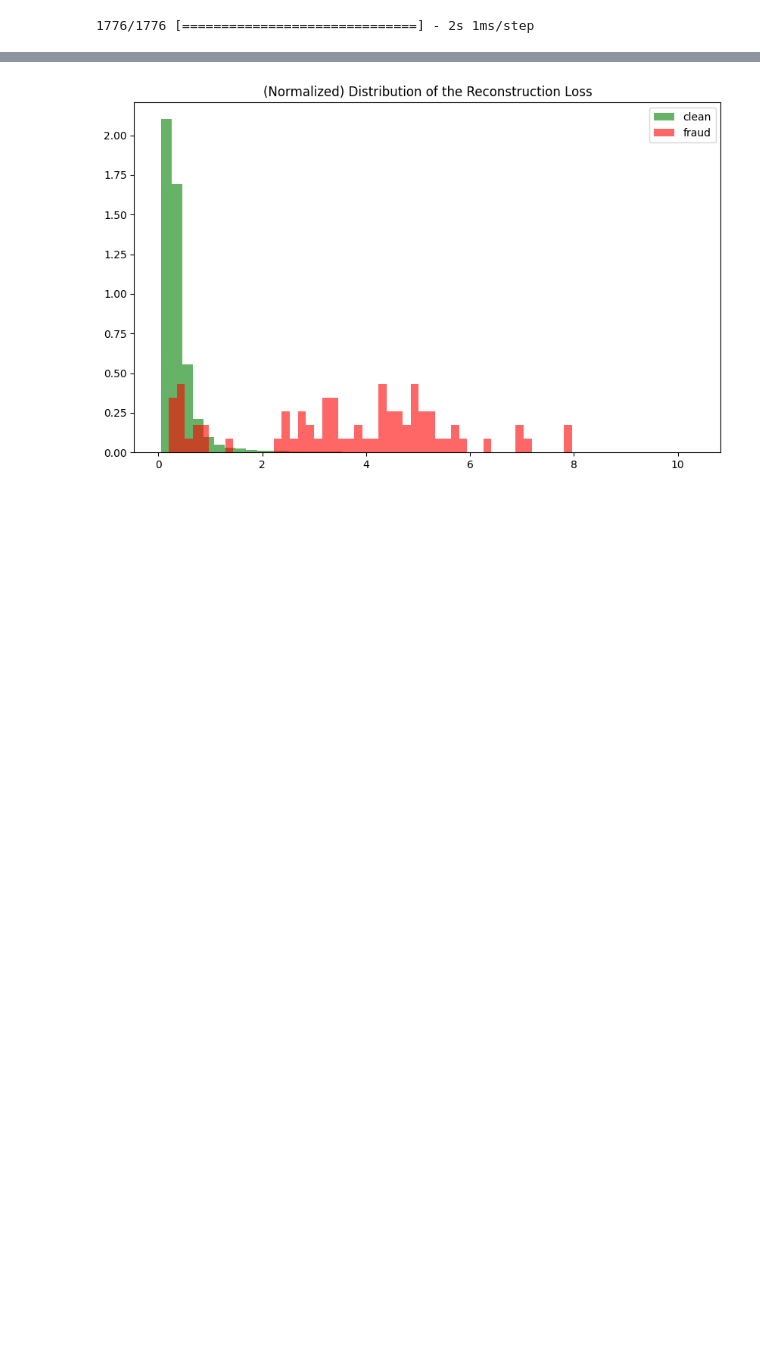
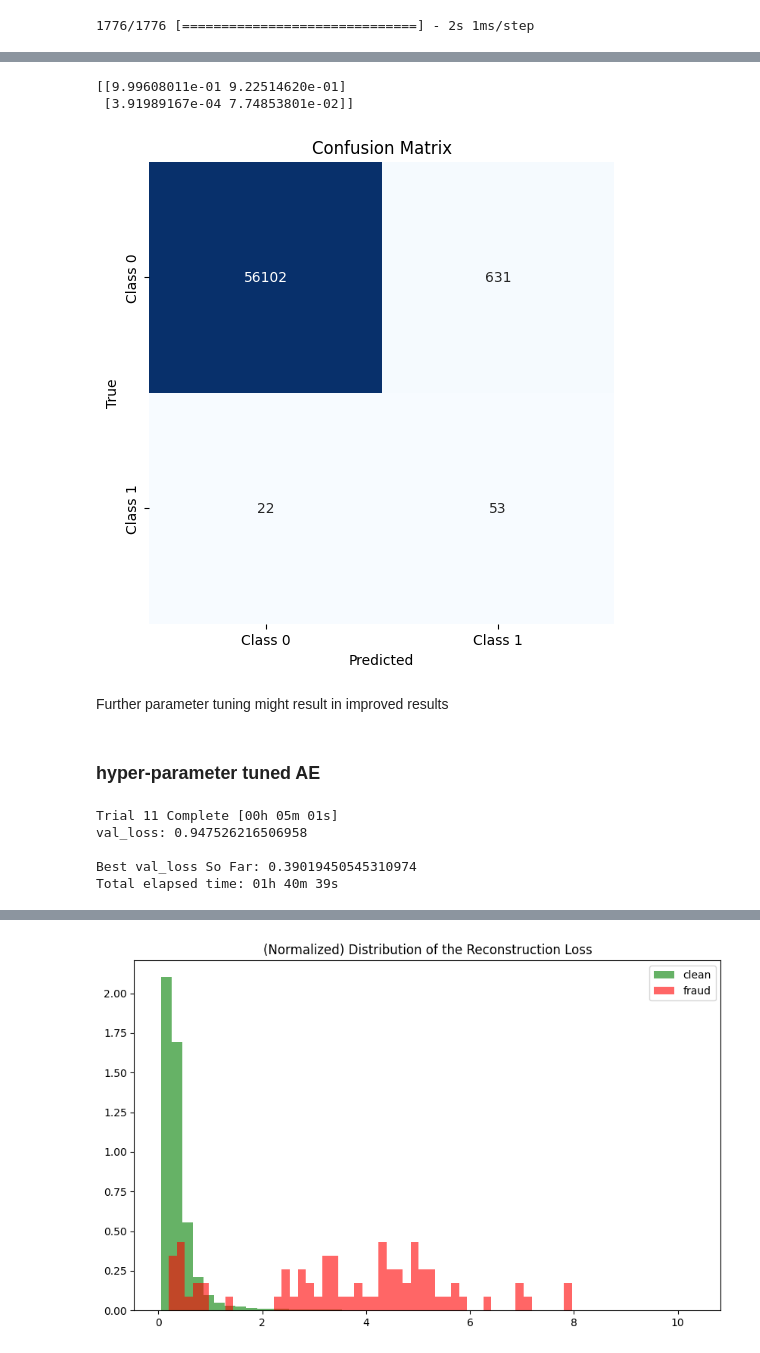
Before and after one commit to Lohith-reddy/CreditCardFraud, a Jupyter notebook: main.ipynb, the cells around one changed output, grey strips where cells are left out. Saved outputs shown, nothing was run; the diff lists cells and outputs as text; code cells hidden in the pictures; blank space fills up the shorter version.

```diff
--- a/main.ipynb
+++ b/main.ipynb
@@ -642,0 +745,2 @@ mse = np.mean(np.power(test[selected_columns] - reconstructions, 2), axis=1)
+# %%
+reconstructions_test = autoencoder.predict(test[selected_columns])
@@ -642,0 +749,25 @@ mse = np.mean(np.power(test[selected_columns] - reconstructions, 2), axis=1)
+# %%
+mse_test = np.mean(np.power(test[selected_columns] - reconstructions_test, 2), axis=1)
+# %%
+thresh = 2.8
+ae_pred_test = np.where(mse_test>thresh,1,0)
+# %%
+cm = confusion_matrix(test["Class"], ae_pred_test)
+print(confusion_matrix(test["Class"], ae_pred_test,normalize= "pred"))
+# Plot confusion matrix using heatmap
+plt.figure(figsize=(6, 6))
+sns.heatmap(cm, annot=True, fmt='d', cmap='Blues', cbar=False,
+            xticklabels=['Class 0', 'Class 1'],
+            yticklabels=['Class 0', 'Class 1'])
+plt.xlabel('Predicted')
+plt.ylabel('True')
+plt.title('Confusion Matrix')
+plt.show()
+# %% [output]
+[[9.99608011e-01 9.22514620e-01]
+ [3.91989167e-04 7.74853801e-02]]
+[figure, added]
+# %% [markdown]
+Further parameter tuning might result in improved results
+# %% [markdown]
+### hyper-parameter tuned AE
@@ -642,0 +822,20 @@ mse = np.mean(np.power(test[selected_columns] - reconstructions, 2), axis=1)
+# %%
+input_dim = df[selected_columns].shape[1]
+
+# Instantiate the RandomSearch tuner
+tuner = RandomSearch(
+    build_autoencoder,
+    objective='val_loss',
+    max_trials = 25,
+    directory='tuner_dir',
+    project_name='autoencoder_tuning'
+)
+
+# Search for the best hyperparameters
+tuner.search(safe, safe, validation_data=(safe_valid, safe_valid), epochs=250, callbacks=cb)
+# %% [output]
+Trial 11 Complete [00h 05m 01s]
+val_loss: 0.947526216506958
+
+Best val_loss So Far: 0.39019450545310974
+Total elapsed time: 01h 40m 39s
```
Also changed, not shown: parts of 29 cells of this notebook, 4 other files.
